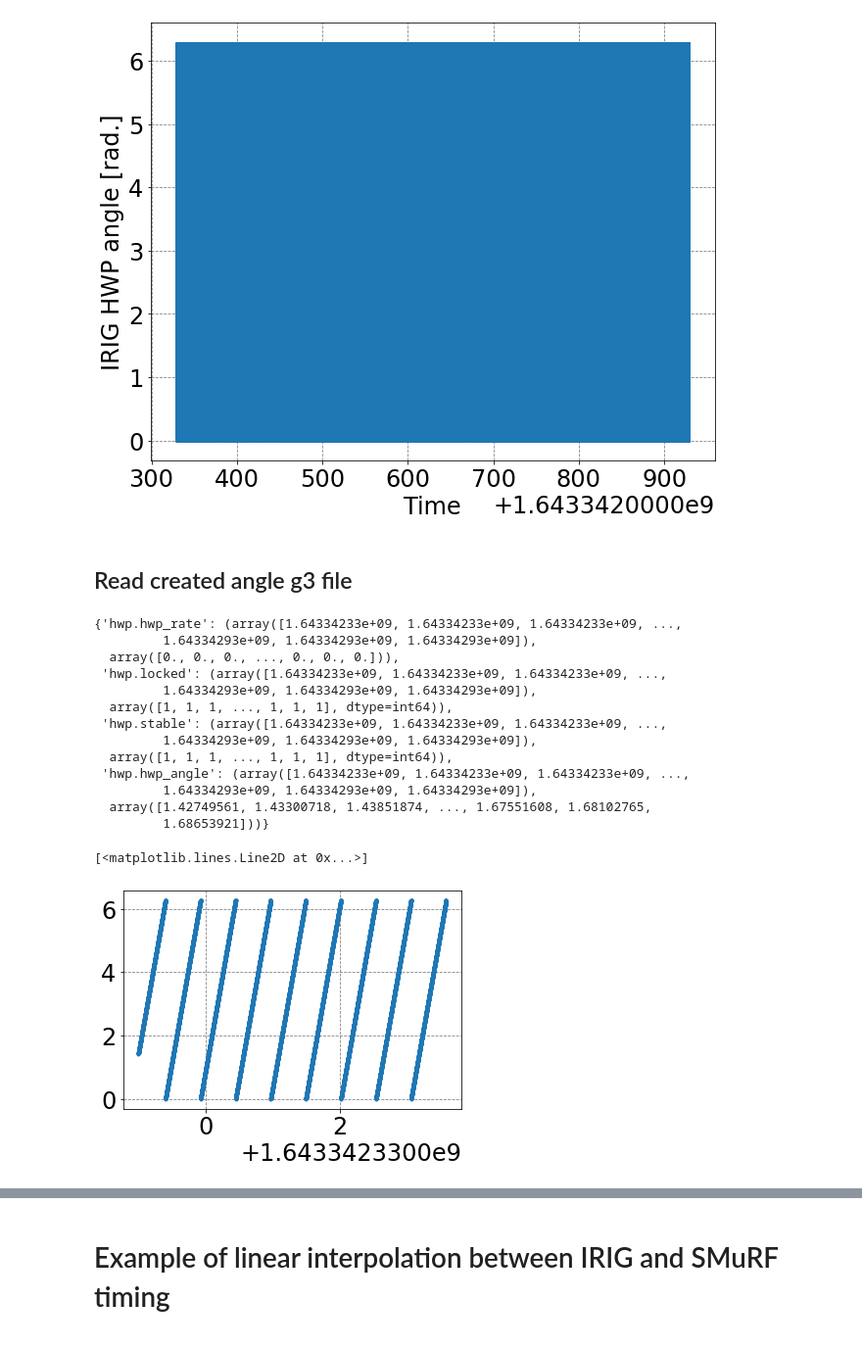
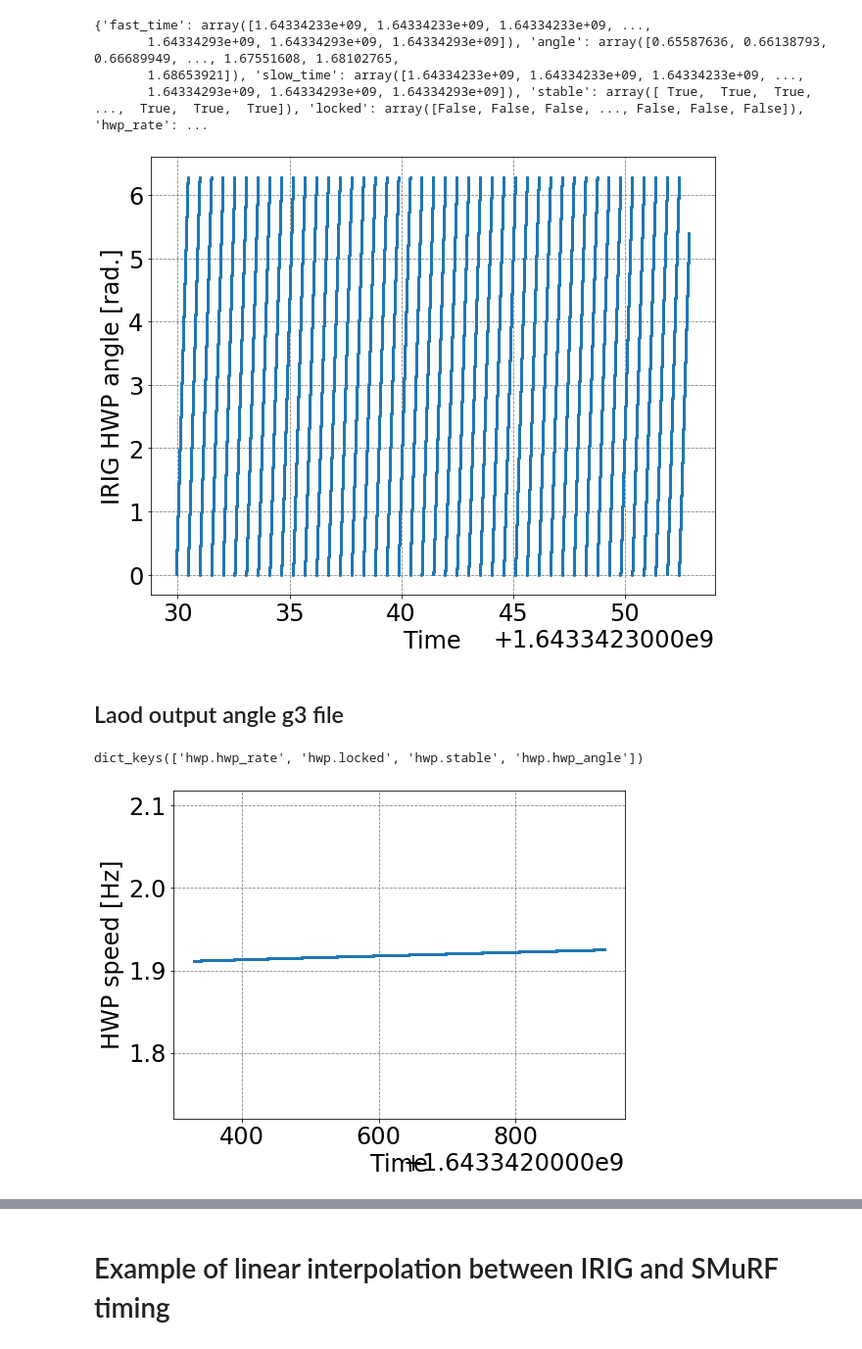
Before and after one commit to yukisakurai/sotodlib, a Jupyter notebook: sotodlib/io/G3tHWP_example.ipynb, the cells around one changed output, grey strips where cells are left out. Shown: that part at 98% size. Cells and saved outputs as stored; diff of their text form; code cells hidden in the pictures.

```diff
--- a/sotodlib/io/G3tHWP_example.ipynb
+++ b/sotodlib/io/G3tHWP_example.ipynb
@@ -36,10 +49,17 @@ plt.show()
+# %%
+print(solved)
+# %% [output]
+{'fast_time': array([1.64334233e+09, 1.64334233e+09, 1.64334233e+09, ...,
+       1.64334293e+09, 1.64334293e+09, 1.64334293e+09]), 'angle': array([0.65587636, 0.66138793, 0.66689949, ..., 1.67551608, 1.68102765,
+       1.68653921]), 'slow_time': array([1.64334233e+09, 1.64334233e+09, 1.64334233e+09, ...,
+       1.64334293e+09, 1.64334293e+09, 1.64334293e+09]), 'stable': array([ True,  True,  True, ...,  True,  True,  True]), 'locked': array([False, False, False, ..., False, False, False]), 'hwp_rate': ...
 # %%
+n = 50000
 plt.figure(figsize=(10,8))
 plt.xlabel('Time')
 plt.ylabel('IRIG HWP angle [rad.]')
-plt.plot(fast_time, angle, '.',markersize=4)
+idx = np.where(solved['locked'])
+plt.plot(solved['fast_time'][idx][:n], solved['angle'][idx][:n], '.',markersize=4)
 plt.show()
 # %% [output]
-[figure, old version]
+[figure, new version]
-# %% [markdown]
-## Read created angle g3 file
@@ -48,23 +65,0 @@ data = so3g.hk.load_range(start, end, data_dir="./")
-# %%
-data
-# %% [output]
-{'hwp.hwp_rate': (array([1.64334233e+09, 1.64334233e+09, 1.64334233e+09, ...,
-         1.64334293e+09, 1.64334293e+09, 1.64334293e+09]),
-  array([0., 0., 0., ..., 0., 0., 0.])),
- 'hwp.locked': (array([1.64334233e+09, 1.64334233e+09, 1.64334233e+09, ...,
-         1.64334293e+09, 1.64334293e+09, 1.64334293e+09]),
-  array([1, 1, 1, ..., 1, 1, 1], dtype=int64)),
- 'hwp.stable': (array([1.64334233e+09, 1.64334233e+09, 1.64334233e+09, ...,
-         1.64334293e+09, 1.64334293e+09, 1.64334293e+09]),
-  array([1, 1, 1, ..., 1, 1, 1], dtype=int64)),
- 'hwp.hwp_angle': (array([1.64334233e+09, 1.64334233e+09, 1.64334233e+09, ...,
-         1.64334293e+09, 1.64334293e+09, 1.64334293e+09]),
-  array([1.42749561, 1.43300718, 1.43851874, ..., 1.67551608, 1.68102765,
-         1.68653921]))}
-# %%
-#plt.plot(data["hwp.hwp_rate"][0],data["hwp.hwp_rate"][1],".")
-n=10000
-plt.plot(data["hwp.hwp_angle"][0][:n],data["hwp.hwp_angle"][1][:n],".")
-# %% [output]
-[<matplotlib.lines.Line2D at 0x...>]
-[figure, removed]
@@ -73,0 +66,10 @@ angle = data["hwp.hwp_angle"][1]
+# %% [markdown]
+## Laod output angle g3 file
+# %%
+scanner = so3g.hk.HKArchiveScanner()
+filename = 'output.g3'
+scanner.process_file(filename)
+arc = scanner.finalize()
+print(arc.get_data()[0].keys())
+# %% [output]
+dict_keys(['hwp.hwp_rate', 'hwp.locked', 'hwp.stable', 'hwp.hwp_angle'])
@@ -73,0 +78,18 @@ angle = data["hwp.hwp_angle"][1]
+# %%
+utput_data = arc.simple(fields)
+fast_time = output_data[0][0]
+angle = output_data[0][1]
+slow_time = output_data[1][0]
+locked = output_data[1][1]
+stable = output_data[2][1]
+hwp_rate = output_data[3][1]
+# %%
+plt.figure(figsize=(8,6))
+plt.xlabel('Time')
+plt.ylabel('HWP speed [Hz]')
+idx = np.where(solved['locked'])
+plt.plot(slow_time[idx],hwp_rate[idx],'.',markersize=1)
+plt.ylim(hwp_rate[idx].min()*0.9,hwp_rate[idx].max()*1.1)
+plt.show()
+# %% [output]
+[figure, added]
```
Also changed, not shown: parts of 19 cells of this notebook, 1 other file.
